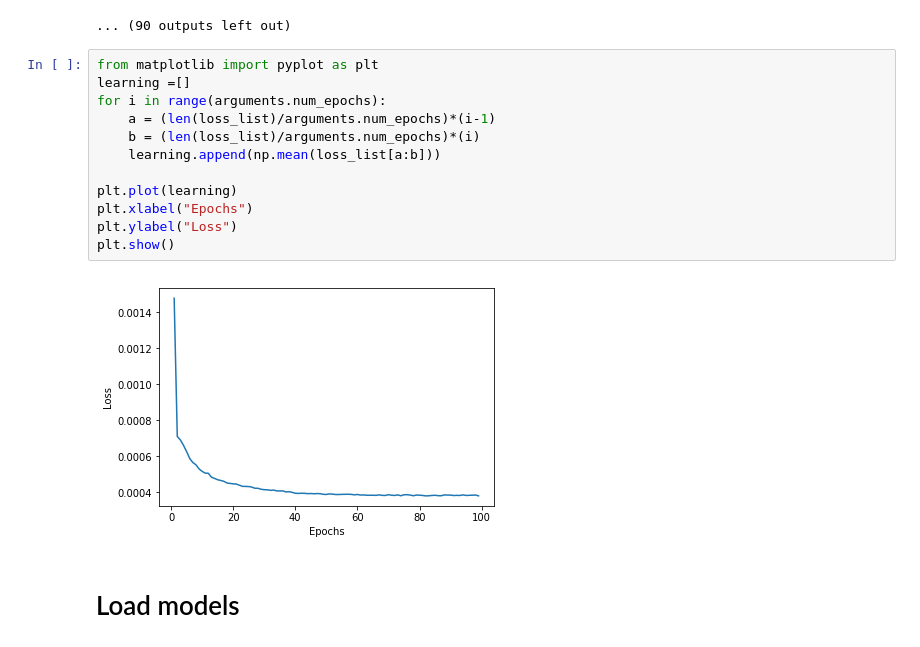
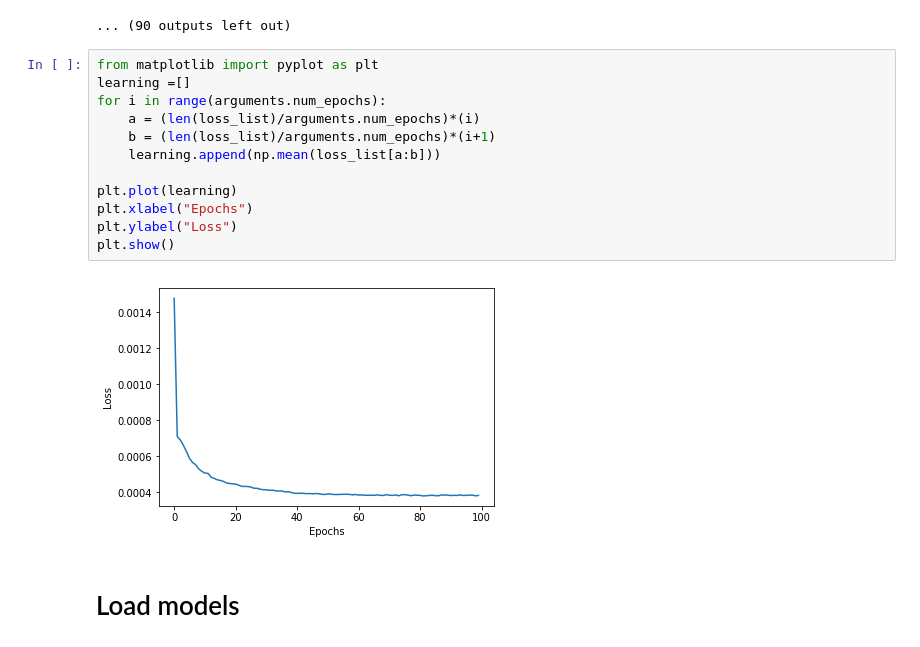
Before and after one commit to cimat-ris/OF-PathPred, a Jupyter notebook: evaluation_opticalflow/FO--EVALUAMOS UCY-UNIV.ipynb, the cells around one changed output. Saved outputs shown, nothing was run; the diff lists cells and outputs as text.

```diff
--- a/evaluation_opticalflow/FO--EVALUAMOS UCY-UNIV.ipynb
+++ b/evaluation_opticalflow/FO--EVALUAMOS UCY-UNIV.ipynb
@@ -328,17 +328,17 @@ Evaluating
 # %%
 from matplotlib import pyplot as plt
 learning =[]
 for i in range(arguments.num_epochs):
-    a = (len(loss_list)/arguments.num_epochs)*(i-1)
-    b = (len(loss_list)/arguments.num_epochs)*(i)
+    a = (len(loss_list)/arguments.num_epochs)*(i)
+    b = (len(loss_list)/arguments.num_epochs)*(i+1)
     learning.append(np.mean(loss_list[a:b]))
 
 plt.plot(learning)
 plt.xlabel("Epochs")
 plt.ylabel("Loss")
 plt.show()
 # %% [output]
-[figure, old version]
+[figure, new version]
 # %% [markdown]
 # Load models
 # %%
```
Also changed, not shown: 2 other files.
